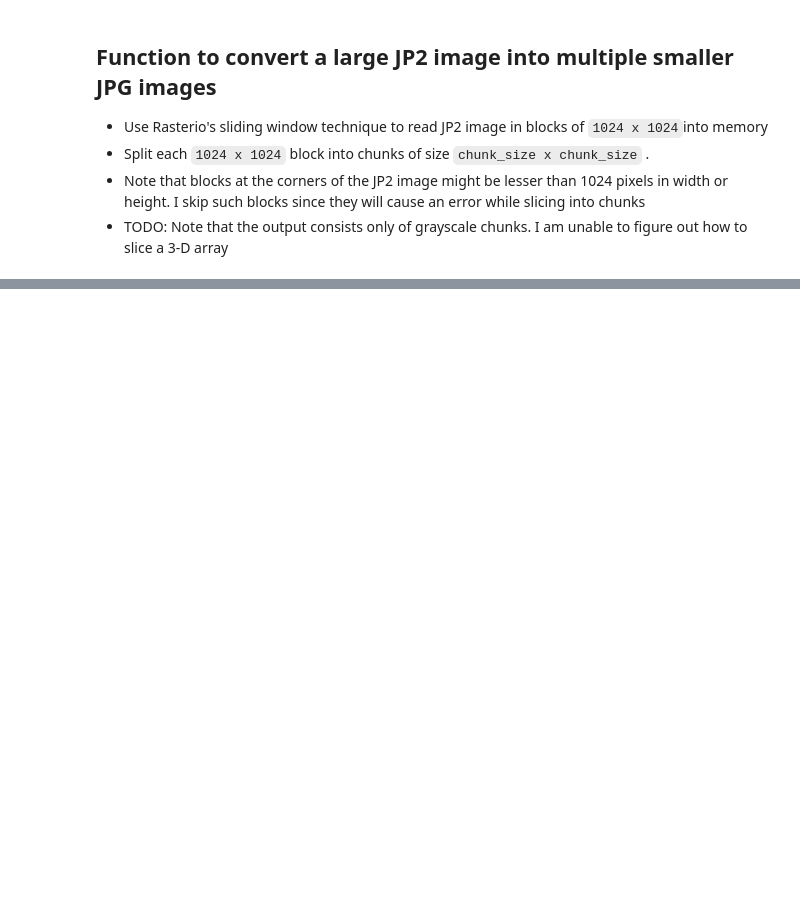
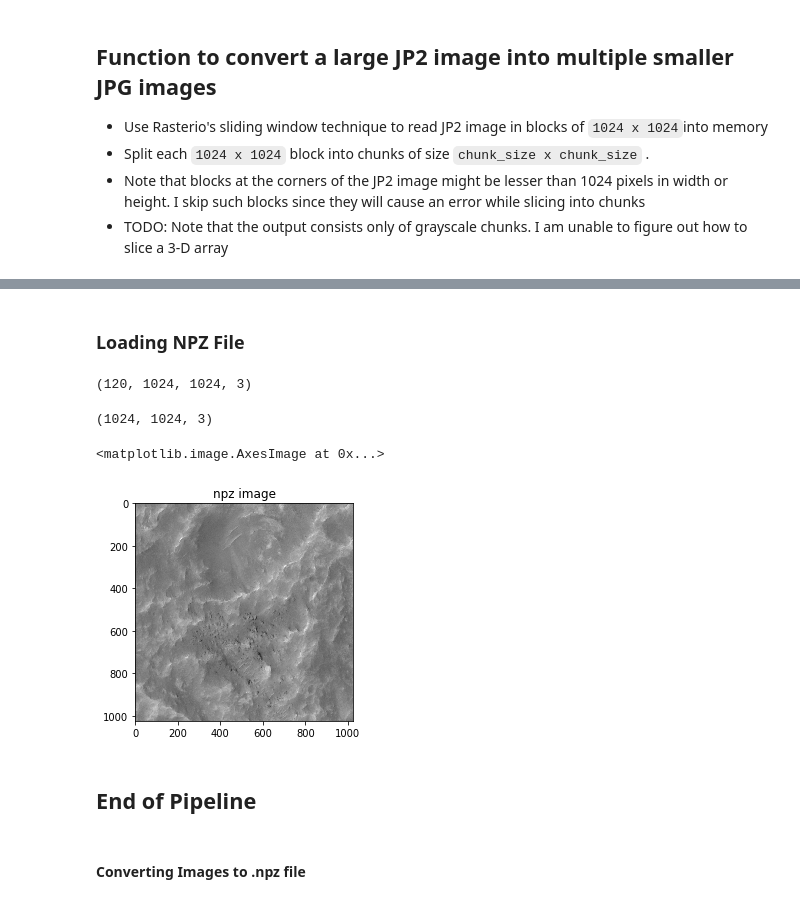
Before and after one commit to cienciaydatos/ai-challenge-mars, a Jupyter notebook: dataset-api/JP2 to JPG Fast Slicer.ipynb, the cells around one changed output, grey strips where cells are left out. Cells and saved outputs as stored; diff of their text form; code cells hidden in the pictures; blank space fills up the shorter version.

```diff
--- a/dataset-api/JP2 to JPG Fast Slicer.ipynb
+++ b/dataset-api/JP2 to JPG Fast Slicer.ipynb
@@ -332,0 +689,16 @@ plt.imshow(mpimg.imread(f'./{SAVE_DIR}/img_row_11264_col_1024_w_1024_h_1024_x_0_
+# %% [markdown]
+### Loading NPZ File
+# %%
+data = np.load('all_chunks.npz', allow_pickle=True)
+data[data.files[0]].shape
+# %% [output]
+(120, 1024, 1024, 3)
+# %%
+img=data[data.files[0]][0]
+print(img.shape)
+plt.title('npz image')
+plt.imshow(img, cmap='gray')
+# %% [output]
+(1024, 1024, 3)
+<matplotlib.image.AxesImage at 0x...>
+[figure, added]
@@ -332,0 +707,4 @@ plt.imshow(mpimg.imread(f'./{SAVE_DIR}/img_row_11264_col_1024_w_1024_h_1024_x_0_
+# %% [markdown]
+## End of Pipeline
+# %% [markdown]
+#### Converting Images to .npz file
```
Also changed, not shown: parts of 49 cells of this notebook.
